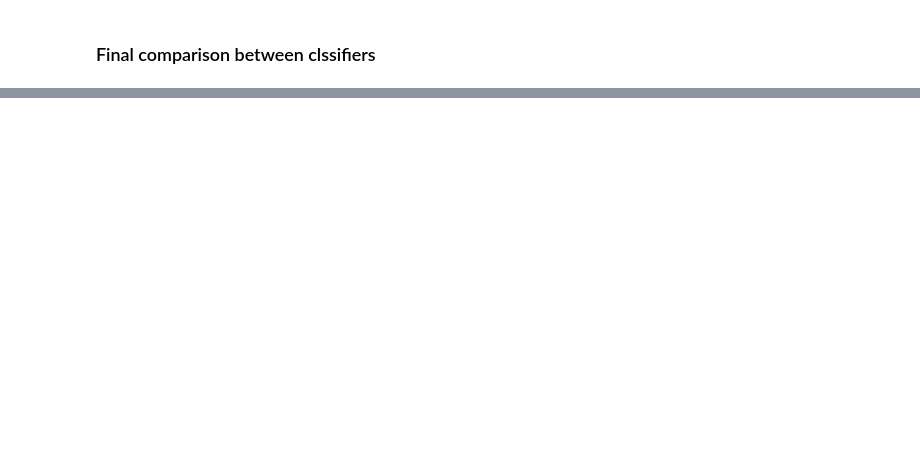
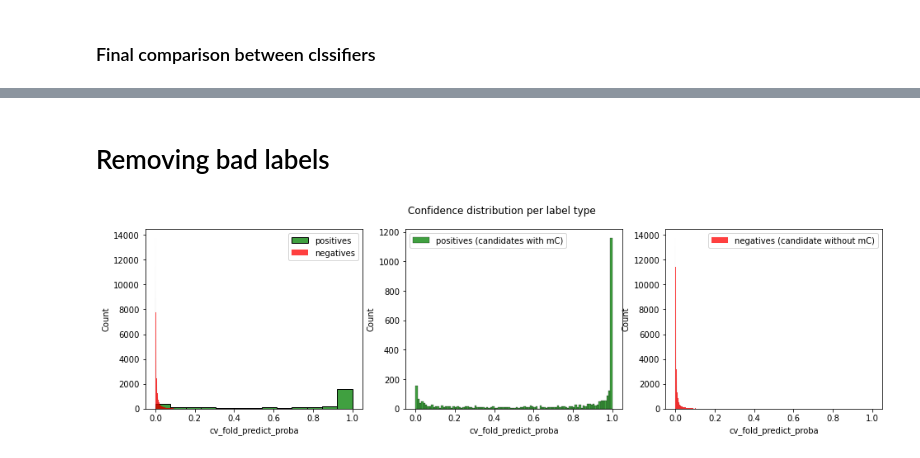
Before and after one commit to joaco18/calc-det, a Jupyter notebook: notebooks/[TEST]CascadeGSM.ipynb, the cells around one changed output, grey strips where cells are left out. Drawn from its saved outputs; the diff is of its cells as text; code cells hidden in the pictures; blank space fills up the shorter version.

```diff
--- a/notebooks/[TEST]CascadeGSM.ipynb
+++ b/notebooks/[TEST]CascadeGSM.ipynb
@@ -540,20 +414,0 @@ with open('morph_comparison_results.pkl', 'wb') as f:
-# %%
-
-for k in comparison_results.keys():
-    fig, axs = plt.subplots(3, 1, figsize=(30, 10))
-    fig.suptitle(f'{k} results')
-    sns.set(context='notebook', style='whitegrid')
-    for metric_name_idx, metric_name in enumerate(comparison_results[k].keys()):
-        plot_data= comparison_results[k][metric_name]
-
-        # sort keys and values together
-        sorted_keys, sorted_vals = zip(*sorted(plot_data.items(), key=op.itemgetter(1)))
-
-
-
-        ax = sns.boxplot(data=sorted_vals, width=.5, ax=axs[metric_name_idx])
-        ax.set(ylabel=metric_name)
-        ax.set_xticklabels(ax.get_xticklabels(),rotation=0)
-        sns.swarmplot(data=sorted_vals, size=6, edgecolor="black", linewidth=.9, ax=axs[metric_name_idx])
-        axs[metric_name_idx].set_xticklabels(sorted_keys)
-    plt.show()
@@ -740,0 +498,20 @@ for _, bad_res in tqdm(bad_res_FP_normals.head(100).iterrows(), total=100):
+# %% [markdown]
+# Removing bad labels
+# %%
+fig, axs = plt.subplots(1, 3, figsize=(16, 4))
+
+fig.suptitle('Confidence distribution per label type')
+
+sns.histplot(predicted_test_df[predicted_test_df.label].cv_fold_predict_proba, color='g', ax=axs[0])
+sns.histplot(predicted_test_df[~predicted_test_df.label].cv_fold_predict_proba, color='r', ax=axs[0])
+axs[0].legend(['positives', 'negatives'])
+
+sns.histplot(predicted_test_df[predicted_test_df.label].cv_fold_predict_proba, color='g', bins=100, ax=axs[1])
+axs[1].legend(['positives (candidates with mC)'])
+
+sns.histplot(predicted_test_df[~predicted_test_df.label].cv_fold_predict_proba, color='r', ax=axs[2])
+axs[2].legend(['negatives (candidate without mC)'])
+
+plt.show()
+# %% [output]
+[figure, added]
```
Also changed, not shown: parts of 51 cells of this notebook.
